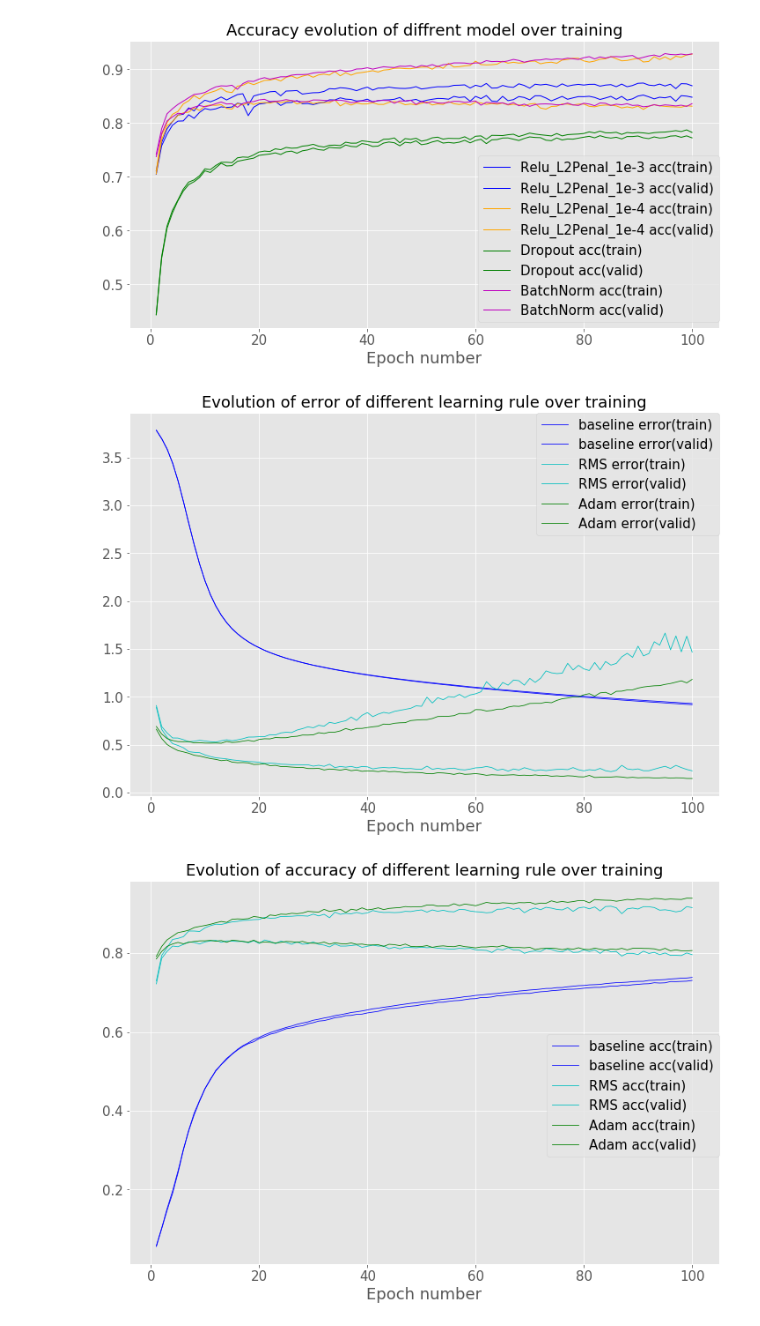
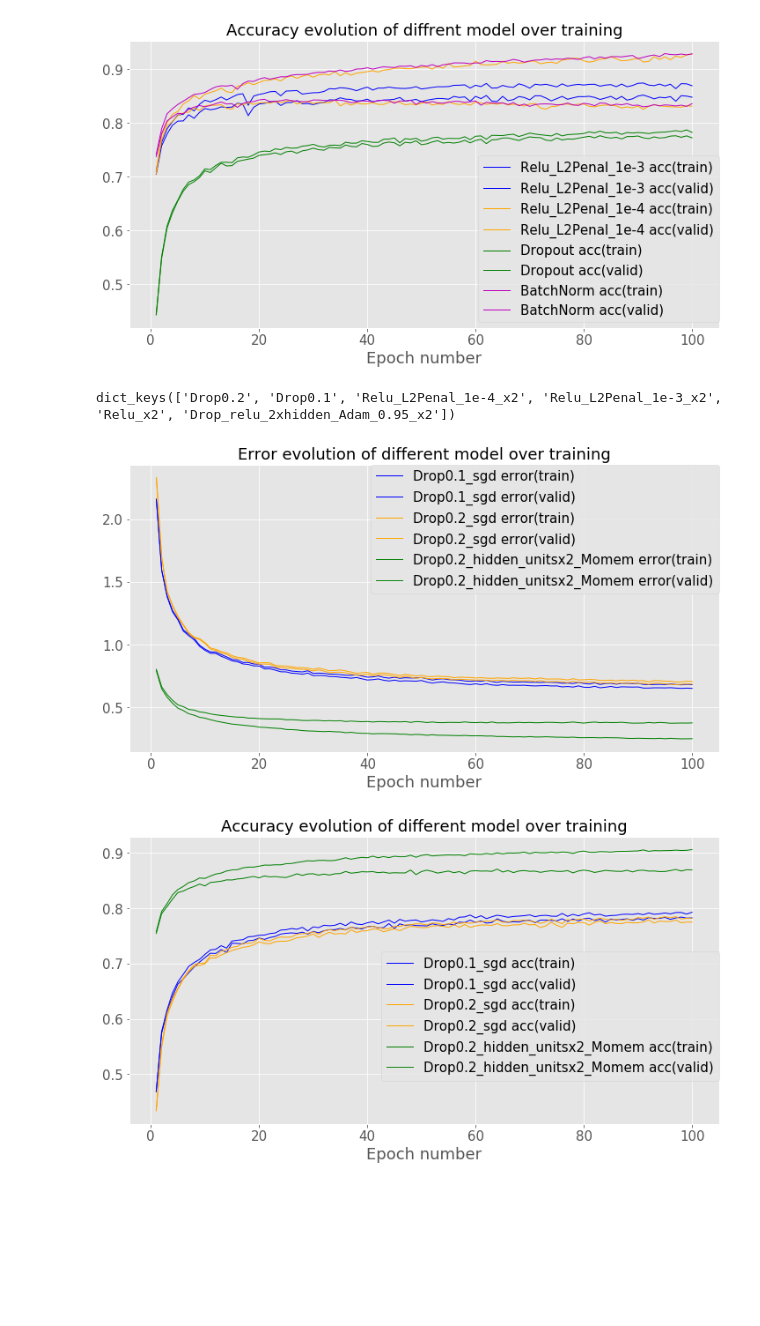
Before and after one commit to ErRos2107/Convolutional-neural-network, a Jupyter notebook: notebooks/Coursework_2_A.ipynb, the cells around one changed output. Cells and saved outputs as stored; diff of their text form; code cells hidden in the pictures; blank space fills up the shorter version.

```diff
--- a/notebooks/Coursework_2_A.ipynb
+++ b/notebooks/Coursework_2_A.ipynb
@@ -984,13 +1069,13 @@ from mlp.layers import DropoutLayer
 rng.seed(seed)
 
 #setup hyperparameters
-learning_rate = 0.01
+learning_rate = 0.05
 num_epochs = 100
 stats_interval = 1
-input_dim, output_dim, hidden_dim = 784, 47, 256
+input_dim, output_dim, hidden_dim = 784, 47, 128
 ##########################################################
 # Use p = 0.5 in hidden layers and 0.8 in the input layer.
-incl_prob_0 =0.8
+incl_prob_0 =0.9
 incl_prob = 0.5
 # n/p
 hidden_dim = int(hidden_dim/incl_prob)
@@ -1003,7 +1088,7 @@ model = MultipleLayerModel([
     DropoutLayer(rng, incl_prob_0),
     AffineLayer(input_dim, hidden_dim, weights_init, biases_init),
     ReluLayer(),
-    #DropoutLayer(rng, incl_prob),
+    DropoutLayer(rng, incl_prob),
     AffineLayer(hidden_dim, hidden_dim, weights_init, biases_init),
     ReluLayer(),
     DropoutLayer(rng, incl_prob),
@@ -1149,43 +1234,53 @@ fig_2.savefig('Regularization_Accuracy.pdf',bbox_inches = "tight" )
 # %% [output]
 [figure]
 [figure]
+# %%
+for e in (   'Drop_relu_2xhidden_Adam_0.95_x2', ):
+    save_stats[e] = np.loadtxt(e +'.csv', delimiter=',')
+save_stats.keys()
+# %% [output]
+dict_keys(['Drop0.2', 'Drop0.1', 'Relu_L2Penal_1e-4_x2', 'Relu_L2Penal_1e-3_x2', 'Relu_x2', 'Drop_relu_2xhidden_Adam_0.95_x2'])
 # %%
+# Plot comparison
 font = {'family' : 'normal',
         'weight' : 'normal',
         'size'   : 15}
+plt.rc('font', **font)
+######################################################################################################
+color = ['b', 'orange', 'g', 'r', 'm', 'gray', 'y',]
+#experiments = ('Relu_x2', 'Relu_L2Penal_1e-4_x2', 'Relu_L2Penal_1e-3_x2', 'Drop_x2', 'BatchNorm_before_relu_sgd_x2')
+experiments = ('Drop0.1', 'Drop0.2','Drop_relu_2xhidden_Adam_0.95_x2')
+list_name = ( 'Drop0.1_sgd', 'Drop0.2_sgd',  'Drop0.2_hidden_unitsx2_Momem',)
+# Plot the change in the validation and training set error over training.
+fig_1 = plt.figure(figsize=(12 ,6))
+ax_1 = fig_1.add_subplot(111)
 
-plt.rc('font', **font)
-
-# Plot the change in the validation and training set error over training.
-fig_1_comp = plt.figure(figsize=(12 , 8))
-color = ['b', 'c','g', 'r', 'y']
-
-plot_list = [stats, stats_rms, stats_adam]
-plot_list_name = ['baseline','RMS','Adam']
-ax_1 = fig_1_comp.add_subplot(111)
-
-for i,s in enumerate(plot_list):#,stats_ELU_4,stats_ELU_5,stats_ELU_6,stats_ELU_7,stats_ELU_8]:
+for i, experiment in enumerate(experiments):
+    s = save_stats[experiment]
     for k in ['error(train)', 'error(valid)']:
         ax_1.plot(np.arange(1, s.shape[0]) * stats_interval,
-              s[1:, keys[k]], label=str(plot_list_name[i]+' '+k),color=color[i],linewidth=0.8)
+              s[1:, keys[k]], label=str(list_name[i]+' '+k), color = color[i], linewidth=1)
 
 ax_1.legend(bbox_to_anchor=(1., 1), loc=0, borderaxespad=0.)
 ax_1.set_xlabel('Epoch number')
-plt.title('Evolution of error of different learning rule over training',fontsize=18)
+plt.title('Error evolution of different model over training',fontsize=18)
 
 # Plot the change in the validation and training set accuracy over training.
-fig_2_comp = plt.figure(figsize=(12, 8))
-ax_2 = fig_2_comp.add_subplot(111)
-for i,s in enumerate(plot_list):
+fig_2 = plt.figure(figsize=(12,6))
+ax_2 = fig_2.add_subplot(111)
+
+for i, experiment in enumerate(experiments):
+    s = save_stats[experiment]
     for k in ['acc(train)', 'acc(valid)']:
         ax_2.plot(np.arange(1, s.shape[0]) * stats_interval,
-              s[1:, keys[k]], label=str(plot_list_name[i]+' '+k),color=color[i],linewidth=0.8)
+              s[1:, keys[k]], label=str(list_name[i]+' '+k), color = color[i], linewidth=1)
+
 ax_2.legend(bbox_to_anchor=(1., 0.6), loc=0, borderaxespad=0.)
 ax_2.set_xlabel('Epoch number')
-plt.title('Evolution of accuracy of different learning rule over training',fontsize=18)
+plt.title('Accuracy evolution of different model over training',fontsize=18)
 
-fig_1_comp.savefig('error_comp_learningrule.pdf',bbox_inches = "tight")
-fig_2_comp.savefig('accuracy_comp_learningrule.pdf',bbox_inches = "tight" )
+fig_1.savefig('Error_dropout.pdf',bbox_inches = "tight")
+fig_2.savefig('Accuracy_dropout.pdf',bbox_inches = "tight" )
 # %% [output]
-[figure, old version]
+[figure, new version]
-[figure, old version]
+[figure, new version]
```
Also changed, not shown: parts of 4 cells of this notebook.
